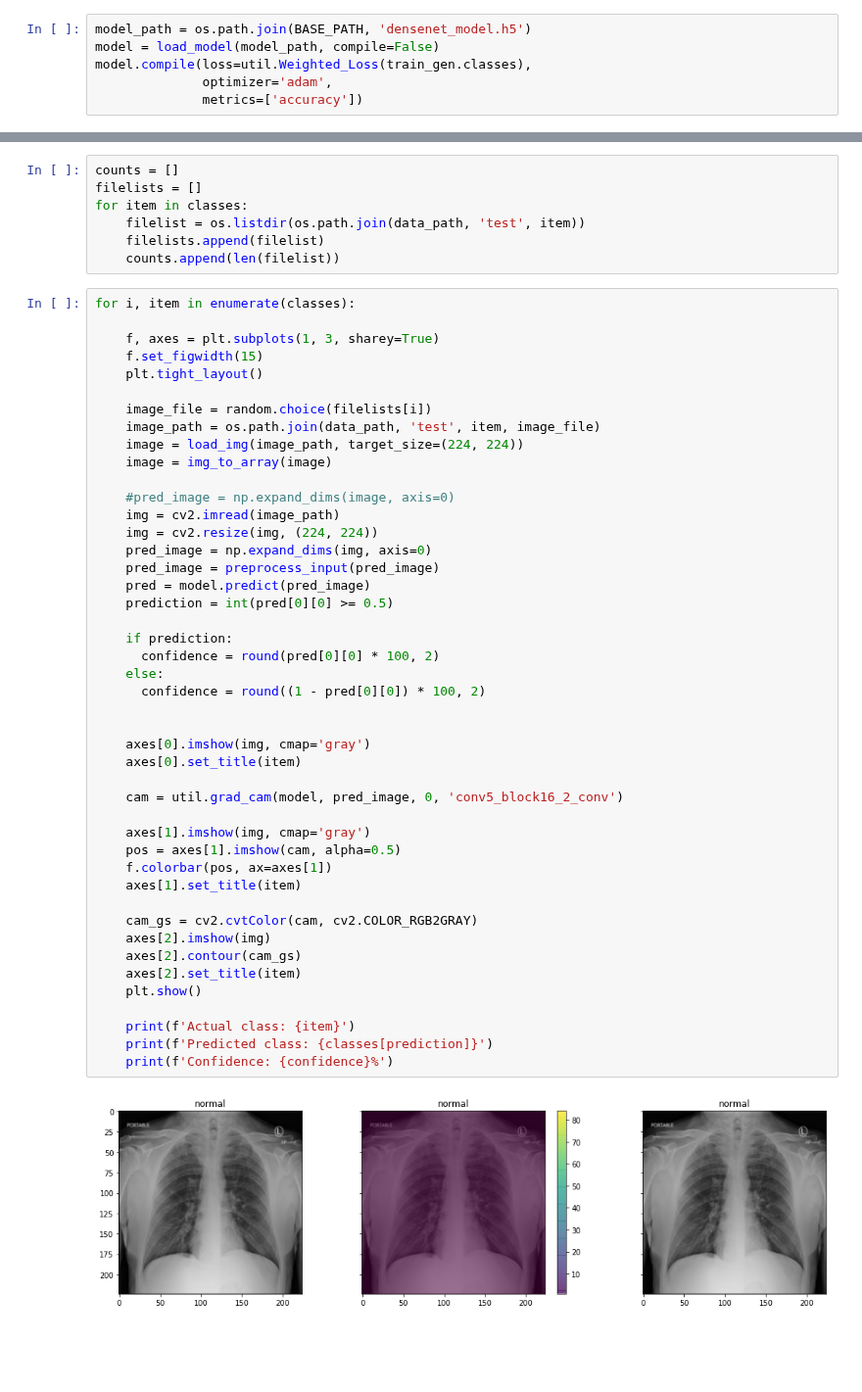
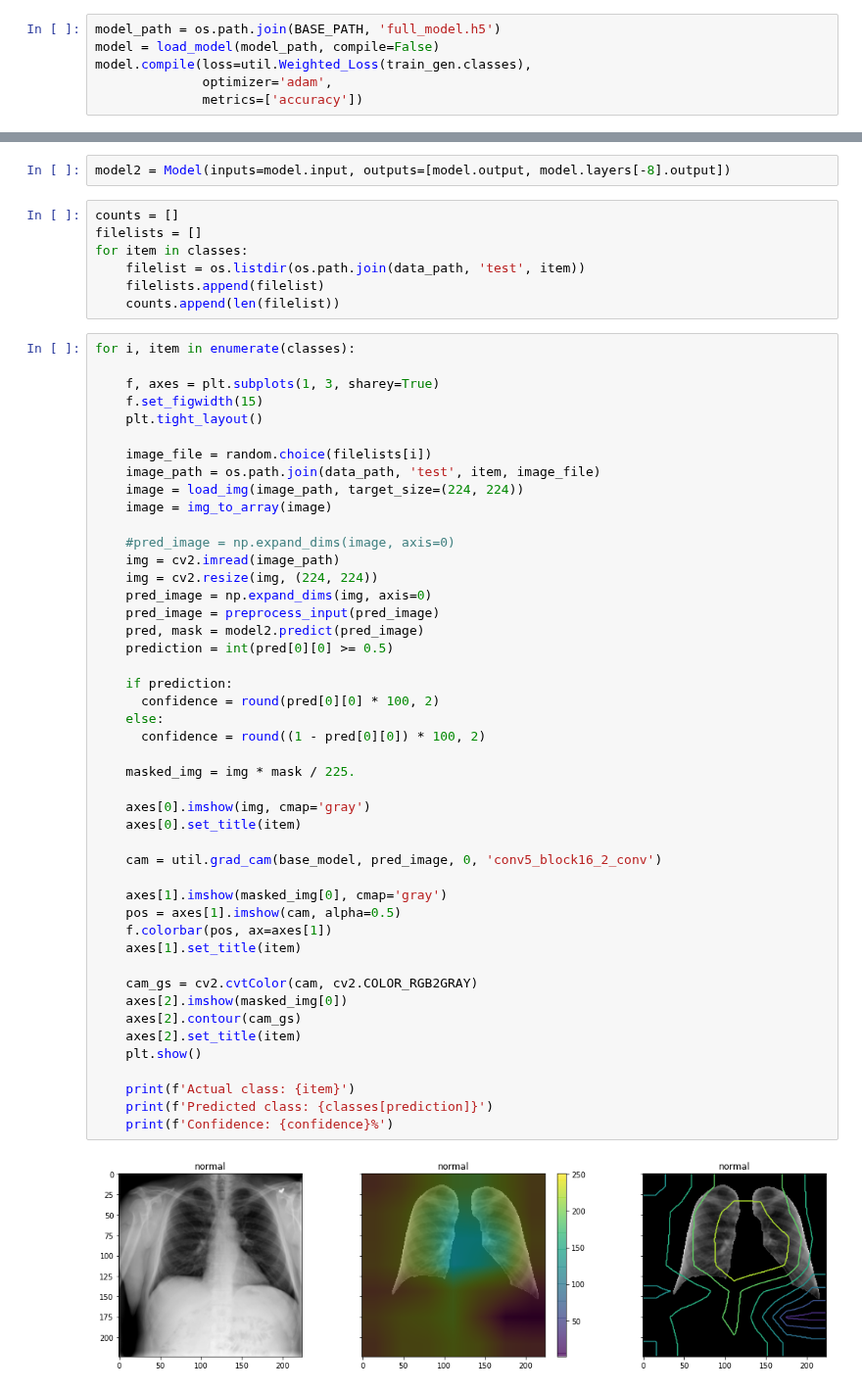
Before and after one commit to karencfisher/COVID19, a Jupyter notebook: notebooks/covidradio_densenet.ipynb, the cells around one changed output, grey strips where cells are left out. Shown at 98% size. Drawn from its saved outputs; the diff is of its cells as text; blank space fills up the shorter version.

```diff
--- a/notebooks/covidradio_densenet.ipynb
+++ b/notebooks/covidradio_densenet.ipynb
@@ -229,5 +236,5 @@ KeyboardInterrupt: ignored
 # %%
-model_path = os.path.join(BASE_PATH, 'densenet_model.h5')
+model_path = os.path.join(BASE_PATH, 'full_model.h5')
 model = load_model(model_path, compile=False)
 model.compile(loss=util.Weighted_Loss(train_gen.classes),
               optimizer='adam',
@@ -318,3 +325,5 @@ metrics2_df
+# %%
+model2 = Model(inputs=model.input, outputs=[model.output, model.layers[-8].output])
 # %%
 counts = []
 filelists = []
@@ -337,37 +346,38 @@ for i, item in enumerate(classes):
     #pred_image = np.expand_dims(image, axis=0)
     img = cv2.imread(image_path)
     img = cv2.resize(img, (224, 224))
     pred_image = np.expand_dims(img, axis=0)
     pred_image = preprocess_input(pred_image)
-    pred = model.predict(pred_image)
+    pred, mask = model2.predict(pred_image)
     prediction = int(pred[0][0] >= 0.5)
 
     if prediction:
       confidence = round(pred[0][0] * 100, 2)
     else:
       confidence = round((1 - pred[0][0]) * 100, 2)
 
+    masked_img = img * mask / 225.
 
     axes[0].imshow(img, cmap='gray')
     axes[0].set_title(item)
 
-    cam = util.grad_cam(model, pred_image, 0, 'conv5_block16_2_conv')
+    cam = util.grad_cam(base_model, pred_image, 0, 'conv5_block16_2_conv')
 
-    axes[1].imshow(img, cmap='gray')
+    axes[1].imshow(masked_img[0], cmap='gray')
     pos = axes[1].imshow(cam, alpha=0.5)
     f.colorbar(pos, ax=axes[1])
     axes[1].set_title(item)
 
     cam_gs = cv2.cvtColor(cam, cv2.COLOR_RGB2GRAY)
-    axes[2].imshow(img)
+    axes[2].imshow(masked_img[0])
     axes[2].contour(cam_gs)
     axes[2].set_title(item)
     plt.show()
 
     print(f'Actual class: {item}')
     print(f'Predicted class: {classes[prediction]}')
     print(f'Confidence: {confidence}%')
 # %% [output]
-[figure, old version]
+[figure, new version]
 Actual class: normal
 Predicted class: normal
```
Also changed, not shown: parts of 12 cells of this notebook.
